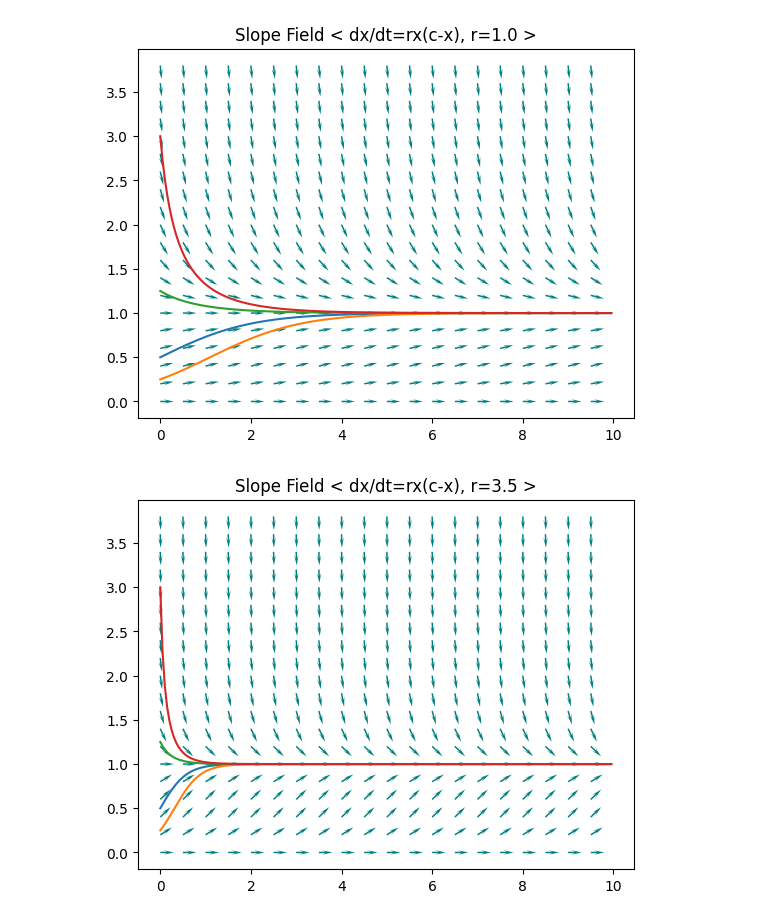
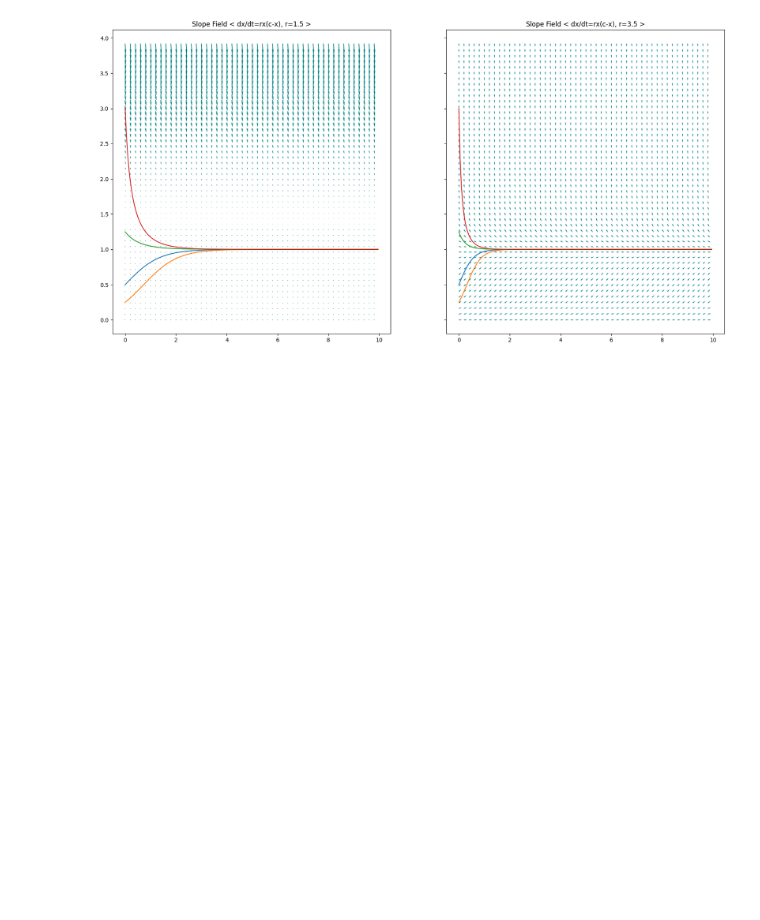
Before and after one commit to witchofthewires/chaotick, a Jupyter notebook: Workbook.ipynb, the cells around one changed output. Saved outputs shown, nothing was run; the diff lists cells and outputs as text; code cells hidden in the pictures; blank space fills up the shorter version.

Commit message:
improved first plot

```diff
--- a/Workbook.ipynb
+++ b/Workbook.ipynb
@@ -1,34 +1,37 @@
 # %%
 #import numpy as np
 from chaotick import runge_kutta_4 as rk4, np as np
 from chaotick import logistic_equation
 import chaotick
 
 x_interval = [0, 10]
 y_interval = [0, 4]
 step = 0.05
 init_vals = [0.5, 0.25, 1.25, 3]
 
-r1 = 1.0
+r1 = 1.5
 r2 = 3.5
-eqn_label = 'rx(c-x), r=%.1f' % r1
-eqn_label2 = 'rx(c-x), r=%.1f' % r2
+n = 50
+eqn_label = format('rx(c-x), r=%.1f' % r1)
+eqn_label2 = format('rx(c-x), r=%.1f' % r2)
 
 x = chaotick.np.arange(x_interval[0], x_interval[1], step)
 curves = []
 for init_val in init_vals:
     y = rk4(lambda x: logistic_equation(x, r=r1), range=x_interval, step=step, init_val=init_val)
     curves.append([x,y])
 curves2 = []
 for init_val in init_vals:
     y = rk4(lambda x: logistic_equation(x, r=r2), range=x_interval, step=step, init_val=init_val)
     curves2.append([x,y])
 
-plt = chaotick.plot_slope_field(x_interval, y_interval, lambda x: logistic_equation(x, r=r1), normalized=True, curves=curves, title='Slope Field < dx/dt=%s >' % eqn_label)
-plt = chaotick.plot_slope_field(x_interval, y_interval, lambda x: logistic_equation(x, r=r2), normalized=True, curves=curves2, title='Slope Field < dx/dt=%s >' % eqn_label2)
+fig, (ax1, ax2) = chaotick.plt.subplots(1, 2, figsize=(20, 10),
+                               sharey=True)
+chaotick.plot_slope_field(x_interval, y_interval, lambda x: logistic_equation(x, r=r1), ticks=n, ax=ax1, normalized=True, curves=curves, title='Slope Field < dx/dt=%s >' % eqn_label)
+chaotick.plot_slope_field(x_interval, y_interval, lambda x: logistic_equation(x, r=r2), ticks=n, ax=ax2, normalized=True, curves=curves2, title='Slope Field < dx/dt=%s >' % eqn_label2)
+chaotick.plt.show()
 # %% [output]
-[figure, old version]
+[figure, new version]
-[figure, removed]
 # %%
 fig, (ax1, ax2) = chaotick.plt.subplots(1, 2, figsize=(12, 6),
                                sharey=True)
```
Also changed, not shown: parts of 1 cell of this notebook, 1 other file.
